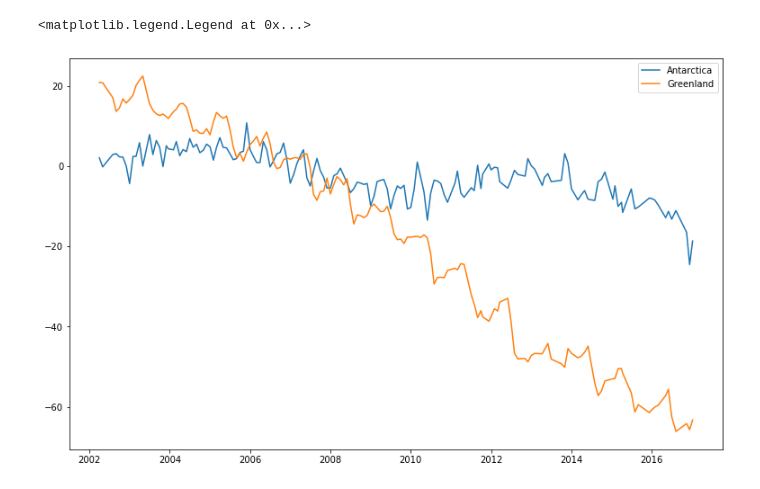
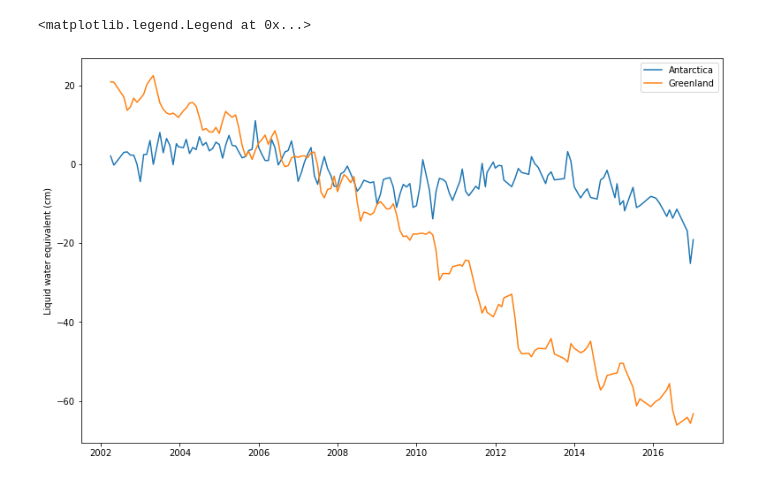
Before and after one commit to openearth/sealevel, a Jupyter notebook: notebooks/analysis/ice/imbie.ipynb, the cells around one changed output. Drawn from its saved outputs; the diff is of its cells as text; code cells hidden in the pictures.

```diff
--- a/notebooks/analysis/ice/imbie.ipynb
+++ b/notebooks/analysis/ice/imbie.ipynb
@@ -28,5 +38,6 @@ antarctica_df.head()
 # %%
-path = pathlib.Path('/Users/baart_f/src/sealevel/data/imbie/imbie_dataset_greenland_dynamics-2019_12_10.xlsx').expanduser()
+# the dataset from Greenland is somewhat different. Exact naming (casing, spacing, etc..) might change from version to version
+path = pathlib.Path('~/src/sealevel/data/imbie/imbie_dataset_greenland_dynamics-2020_02_28.xlsx').expanduser()
 
 sheets = pd.read_excel(path, sheet_name=None)
 dfs = []
@@ -34,3 +45,4 @@ for name, df in sheets.items():
     df['location'] = name
     dfs.append(df)
 greenland_df = pd.concat(dfs)
+set(greenland_df.location)
@@ -69,12 +100,16 @@ ee.Initialize()
 # %%
+# The GRACE dataset
 grace_land = ee.ImageCollection("NASA/GRACE/MASS_GRIDS/LAND")
+
+# Two polygons that cover Antarctica and Greenland
+# Antarctica is split into pieces because it crosses the pole and is otherwise undefined
 antarctica = ee.Geometry.MultiPolygon(
         [[[[-180, -58],
            [-180, -90],
            [0, -90],
            [0, -58]]],
          [[[0, -58],
-           [0, -901],
+           [0, -90],
            [180, -90],
            [180, -58]]]], None, True)
 greenland = ee.Geometry.Polygon(
@@ -96,19 +131,3 @@ greenland = ee.Geometry.Polygon(
           [-37.450005584599296, 83.8116325974187],
           [-53.973443084599296, 82.96259008242481],
           [-66.9812555845993, 80.84580010699196]]])
-
-def mean(i, geometry):
-    # compute  mean for geometry
-    mean = i.reduceRegion(
-      reducer=ee.Reducer.mean(),
-      geometry=geometry,
-      scale=10000,
-      crs='EPSG:4326',
-      maxPixels=5e9
-    )
-    # add time
-    mean = mean.set('t', i.get('system:time_start'))
-    result = ee.Feature(None, mean)
-    return result
-result_antarctica = grace_land.map(lambda i: mean(i, antarctica)).getInfo()
-result_greenland = grace_land.map(lambda i: mean(i, greenland)).getInfo()
@@ -127,10 +164,11 @@ grace_df = pd.concat([
 # %%
 fig, ax = plt.subplots(figsize=(13, 8))
 
 for location, df in grace_df.groupby('location'):
     df = df.sort_values('date')
     ax.plot(df['date'], df['lwe_thickness_jpl'], label=location)
+ax.set_ylabel('Liquid water equivalent (cm)')
 ax.legend()
 # %% [output]
 <matplotlib.legend.Legend at 0x...>
-[figure, old version]
+[figure, new version]
```
Also changed, not shown: parts of 17 cells of this notebook.
